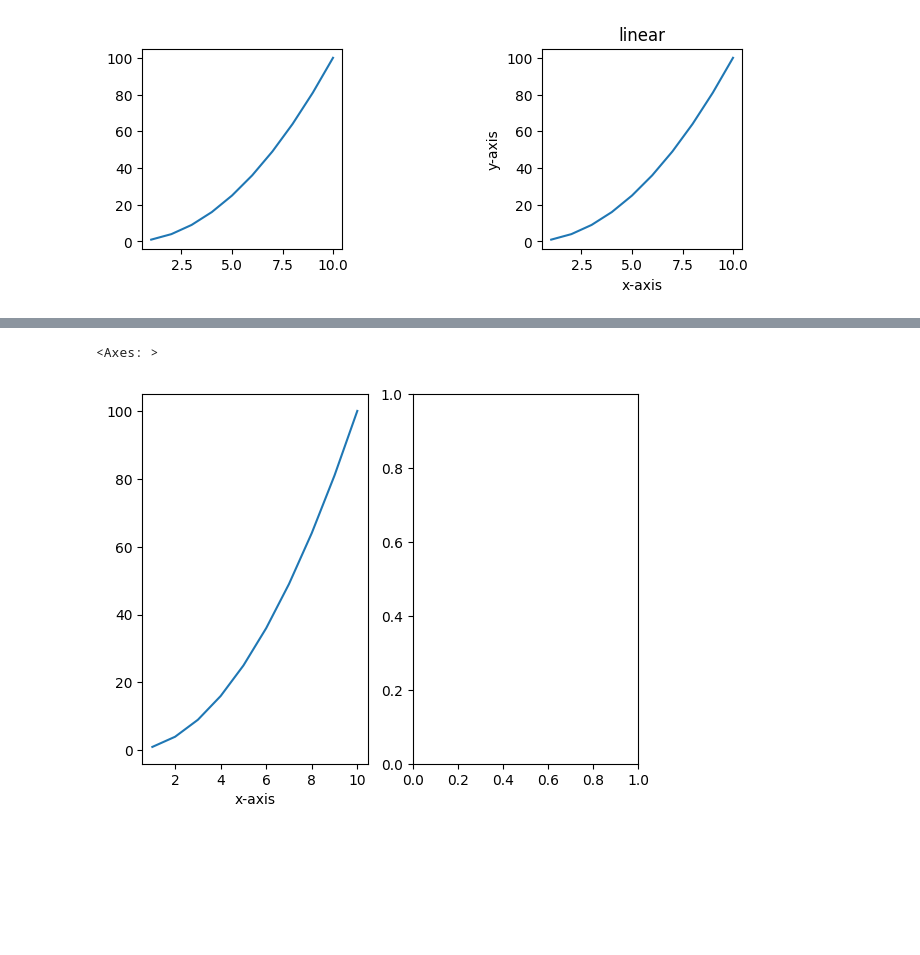
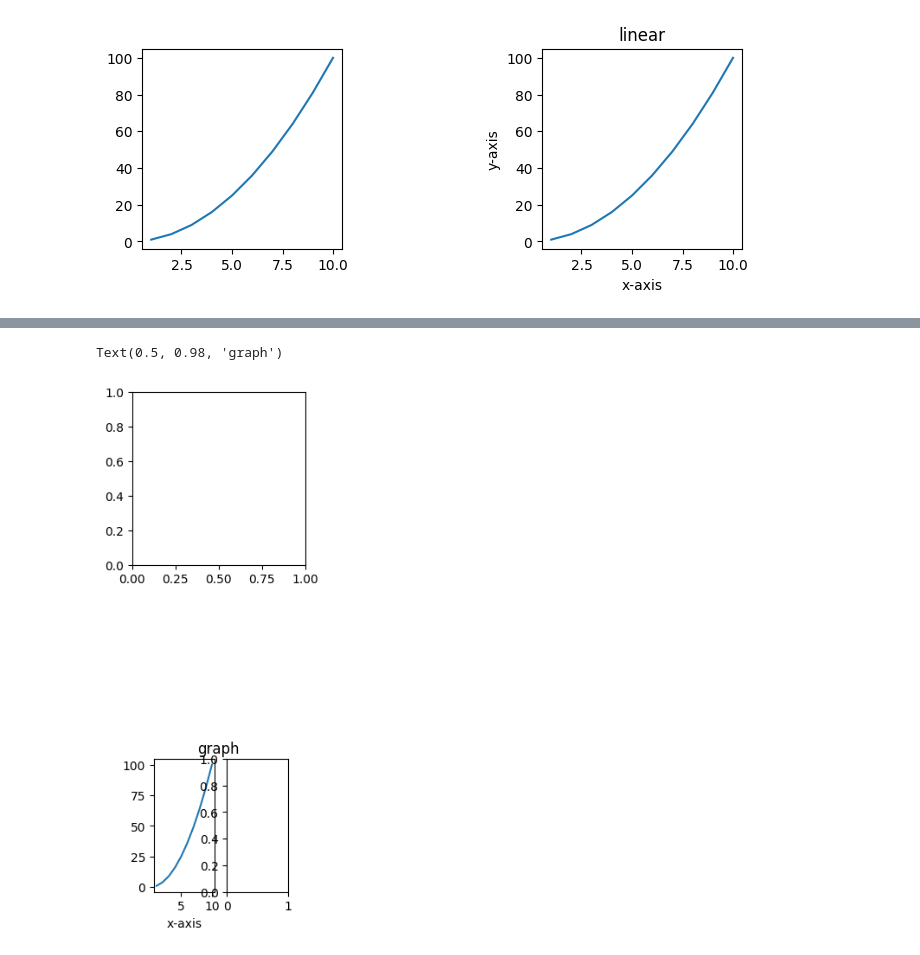
Before and after one commit to deepika-cr433/pyspider-coaching, a Jupyter notebook: PYTHON_LIBRARY/DA-MATPLOTLIB/methods_matplotlib.ipynb, the cells around one changed output, grey strips where cells are left out. Cells and saved outputs as stored; diff of their text form; code cells hidden in the pictures; blank space fills up the shorter version.

```diff
--- a/PYTHON_LIBRARY/DA-MATPLOTLIB/methods_matplotlib.ipynb
+++ b/PYTHON_LIBRARY/DA-MATPLOTLIB/methods_matplotlib.ipynb
@@ -136,8 +137,9 @@ f.add_axes([0,100,17,4])
 # %%
-fig,axes=plt.subplots(1,2)
+fig,axes=plt.subplots(1,2,figsize=(2,2))
 axes[0].plot(x,y)
 axes[0].set_xlabel('x-axis')
-f.add_axes([0,100,17,4])
+fig.add_axes([0,2,1,1])
+fig.suptitle('graph')
 # %% [output]
-<Axes: >
+Text(0.5, 0.98, 'graph')
-[figure, old version]
+[figure, new version]
```
Also changed, not shown: parts of 2 cells of this notebook, 13 other files.
